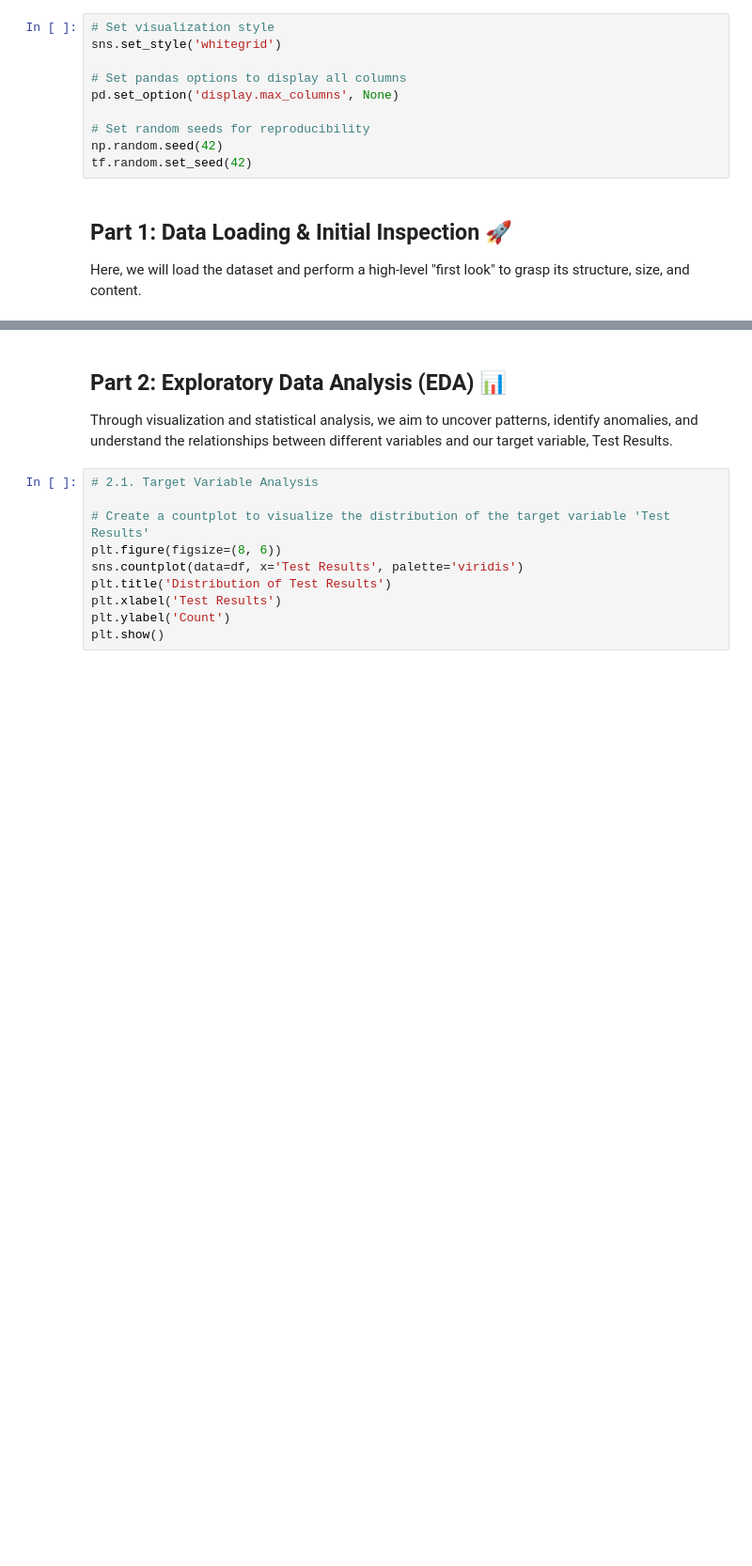
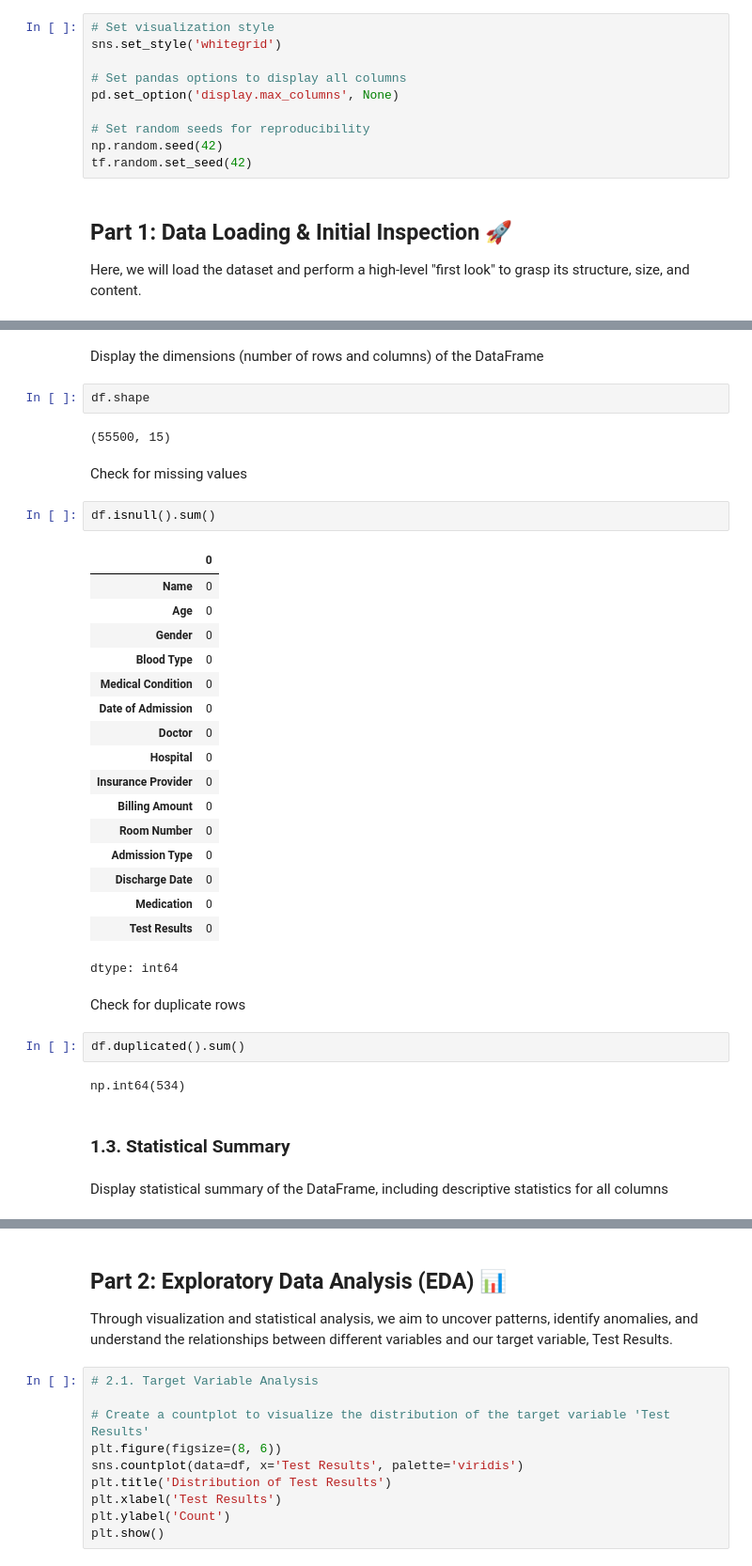
Before and after one commit to LatiefDataVisionary/healthcare-test-results-prediction, a Jupyter notebook: notebooks/notebook.ipynb, the cells around one changed output, grey strips where cells are left out. Shown: that part at 94% size. Cells and saved outputs as stored; diff of their text form; blank space fills up the shorter version.

```diff
--- a/notebooks/notebook.ipynb
+++ b/notebooks/notebook.ipynb
@@ -129,0 +103,38 @@ Statistical Summary of the DataFrame:
+# %% [markdown]
+Display the dimensions (number of rows and columns) of the DataFrame
+# %%
+df.shape
+# %% [output]
+(55500, 15)
+# %% [markdown]
+Check for missing values
+# %%
+df.isnull().sum()
+# %% [output]
+|  | 0 |
+| Name | 0 |
+| Age | 0 |
+| Gender | 0 |
+| Blood Type | 0 |
+| Medical Condition | 0 |
+| Date of Admission | 0 |
+| Doctor | 0 |
+| Hospital | 0 |
+| Insurance Provider | 0 |
+| Billing Amount | 0 |
+| Room Number | 0 |
+| Admission Type | 0 |
+| Discharge Date | 0 |
+| Medication | 0 |
+| Test Results | 0 |
+dtype: int64
+# %% [markdown]
+Check for duplicate rows
+# %%
+df.duplicated().sum()
+# %% [output]
+np.int64(534)
+# %% [markdown]
+### **1.3. Statistical Summary**
+# %% [markdown]
+Display statistical summary of the DataFrame, including descriptive statistics for all columns
```
Also changed, not shown: parts of 10 cells of this notebook.
